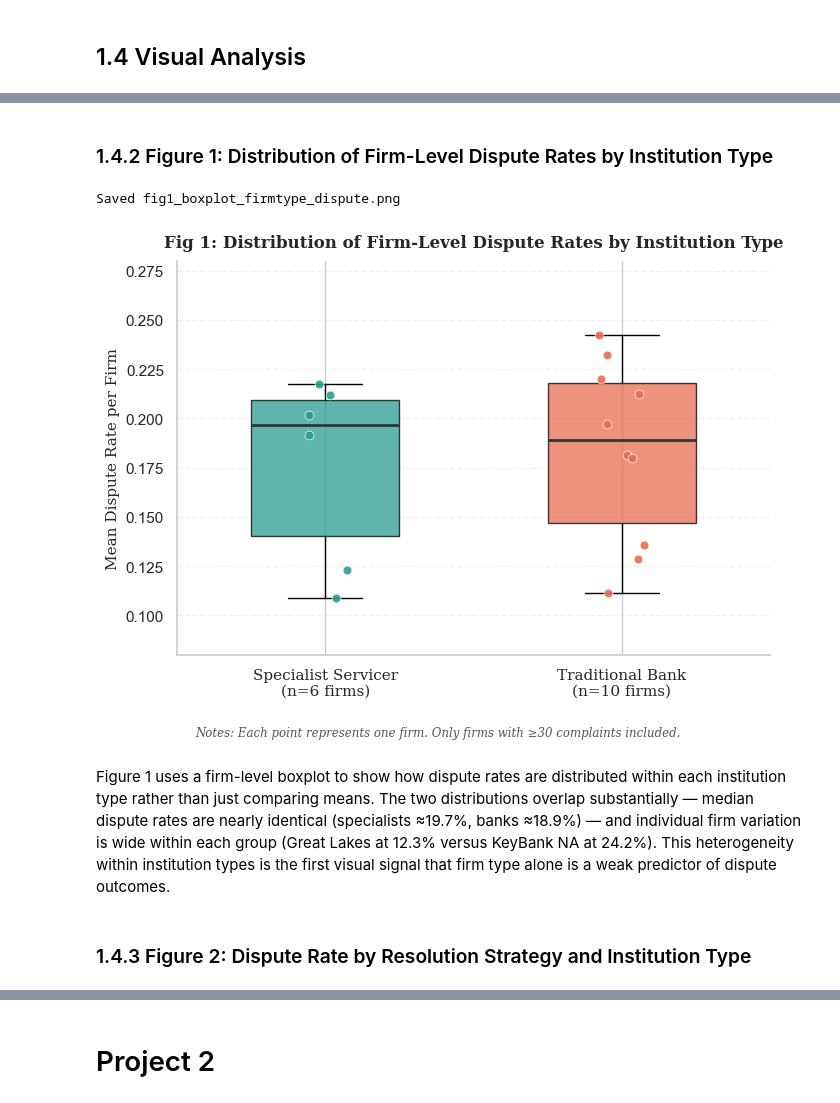
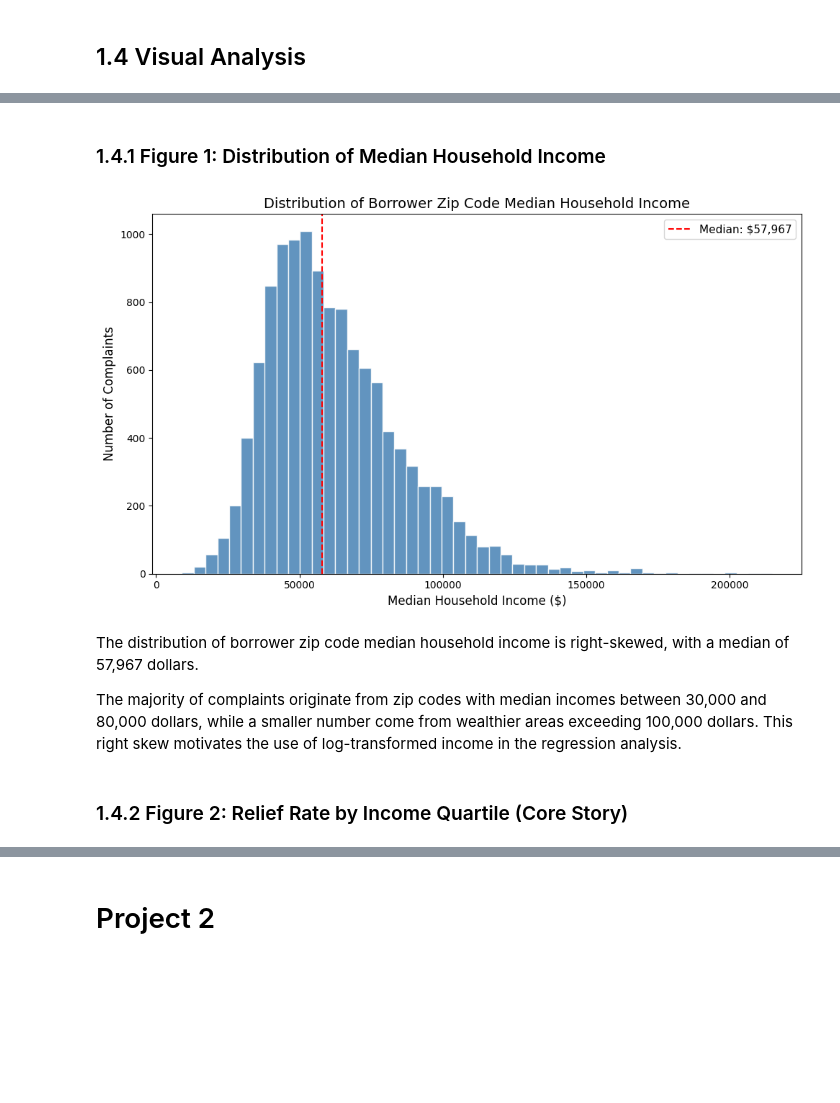
Before and after one commit to HuiqiZhao1/eco225-project-HuiqiZhao, a Jupyter notebook: Final Project/Fianl Project.ipynb, the cells around one changed output, grey strips where cells are left out. Cells and saved outputs as stored; diff of their text form; code cells hidden in the pictures; blank space fills up the shorter version.

```diff
--- a/Final Project/Fianl Project.ipynb
+++ b/Final Project/Fianl Project.ipynb
@@ -411,0 +322,14 @@ Table 2 stratifies the sample by institution type. Dispute rates are nearly iden
+# %%
+df_stats['education_quartile'] = pd.qcut(df_stats["Bachelor's Degree or Higher (%)"], 4,
+                                          labels=['Q1_Low_Edu','Q2','Q3','Q4_High_Edu'])
+
+table3 = df_stats.groupby('education_quartile').agg(
+    N=('any_relief','count'),
+    Bachelors_Pct=("Bachelor's Degree or Higher (%)",'mean'),
+    Relief_Rate=('any_relief','mean'),
+    Monetary_Relief=('monetary_relief','mean'),
+    Nonmonetary_Relief=('nonmonetary_relief','mean'),
+    Median_Income=('Median Household Income','mean'),
+    Poverty_Rate=('Poverty Rate (%)','mean')
+).round(4)
+display(table3)
@@ -447,51 +351,27 @@ def save(fig, name):
 # %% [markdown]
-### 1.4.2 Figure 1: Distribution of Firm-Level Dispute Rates by Institution Type
+### 1.4.1 Figure 1: Distribution of Median Household Income
 # %%
-# Fig 1: Boxplot — Firm Type vs Dispute Rate (company level)
-# ══════════════════════════════════════════════════════════════════════════════
-comp = df.groupby(['company','Is_Specialist']).agg(
-    dispute_rate=('Disputed','mean'), n=('Disputed','count')
-).reset_index()
-comp = comp[comp['n'] >= 30]
+import matplotlib.pyplot as plt
+import numpy as np
 
-spec_vals = comp[comp['Is_Specialist']==1]['dispute_rate'].values
-bank_vals = comp[comp['Is_Specialist']==0]['dispute_rate'].values
-
-fig1, ax1 = plt.subplots(figsize=(7, 5))
-bp = ax1.boxplot([spec_vals, bank_vals], patch_artist=True,
-                 positions=[1, 2], widths=0.5,
-                 medianprops=dict(color='#333333', linewidth=2),
-                 flierprops=dict(marker='o', markerfacecolor='#555', markersize=5))
-bp['boxes'][0].set_facecolor(TEAL);   bp['boxes'][0].set_alpha(0.75)
-bp['boxes'][1].set_facecolor(ORANGE); bp['boxes'][1].set_alpha(0.75)
-
-# Jitter individual firm points
-np.random.seed(42)
-for vals, pos, col in [(spec_vals,1,TEAL),(bank_vals,2,ORANGE)]:
-    jitter = np.random.uniform(-0.08, 0.08, len(vals))
-    ax1.scatter(pos + jitter, vals, color=col, alpha=0.9,
-                s=40, zorder=5, edgecolors='white', linewidths=0.5)
-
-ax1.set_xticks([1, 2])
-ax1.set_xticklabels([f'Specialist Servicer\n(n={len(spec_vals)} firms)',
-                     f'Traditional Bank\n(n={len(bank_vals)} firms)'],
-                    fontfamily=FONT, fontsize=11)
-ax1.set_ylabel('Mean Dispute Rate per Firm', fontfamily=FONT, fontsize=11)
-ax1.set_title('Fig 1: Distribution of Firm-Level Dispute Rates by Institution Type',
-              fontfamily=FONT, fontsize=12, fontweight='bold', pad=10)
-ax1.set_ylim(0.08, 0.28)
-ax1.grid(axis='y', alpha=0.3, linestyle='--')
-ax1.spines[['top','right']].set_visible(False)
-fig1.text(0.5, -0.04,
-    'Notes: Each point represents one firm. Only firms with ≥30 complaints included.',
-    ha='center', fontsize=8.5, color='#555', fontstyle='italic', fontfamily=FONT)
+# ============================================
+# Plot 1: Histogram - Distribution of Median Household Income
+# ============================================
+fig, ax = plt.subplots(figsize=(10, 6))
+ax.hist(df_stats['Median Household Income'], bins=50, color='steelblue', edgecolor='white', alpha=0.85)
+ax.set_xlabel('Median Household Income ($)', fontsize=12)
+ax.set_ylabel('Number of Complaints', fontsize=12)
+ax.set_title('Distribution of Borrower Zip Code Median Household Income', fontsize=14)
+ax.axvline(df_stats['Median Household Income'].median(), color='red', linestyle='--', linewidth=1.5, label=f"Median: ${df_stats['Median Household Income'].median():,.0f}")
+ax.legend(fontsize=11)
 plt.tight_layout()
-save(fig1, 'fig1_boxplot_firmtype_dispute')
+plt.show()
 # %% [output]
-Saved fig1_boxplot_firmtype_dispute.png
-[figure, old version]
+[figure, new version]
 # %% [markdown]
-Figure 1 uses a firm-level boxplot to show how dispute rates are distributed within each institution type rather than just comparing means. The two distributions overlap substantially — median dispute rates are nearly identical (specialists ≈19.7%, banks ≈18.9%) — and individual firm variation is wide within each group (Great Lakes at 12.3% versus KeyBank NA at 24.2%). This heterogeneity within institution types is the first visual signal that firm type alone is a weak predictor of dispute outcomes.
+The distribution of borrower zip code median household income is right-skewed, with a median of 57,967 dollars.
+
+The majority of complaints originate from zip codes with median incomes between 30,000 and 80,000 dollars, while a smaller number come from wealthier areas exceeding 100,000 dollars. This right skew motivates the use of log-transformed income in the regression analysis.
 # %% [markdown]
-### 1.4.3 Figure 2: Dispute Rate by Resolution Strategy and Institution Type
+### 1.4.2 Figure 2: Relief Rate by Income Quartile (Core Story)
 # %%
```
Also changed, not shown: parts of 122 cells of this notebook, 44 other files.
